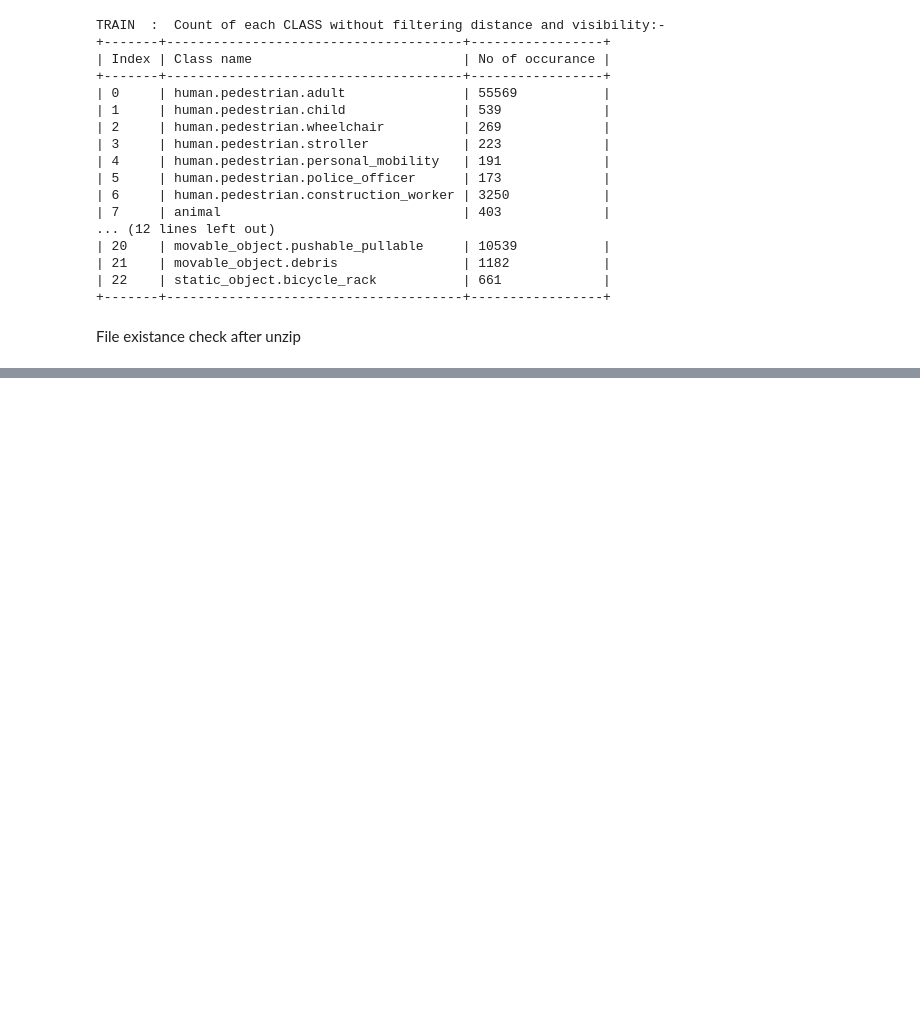
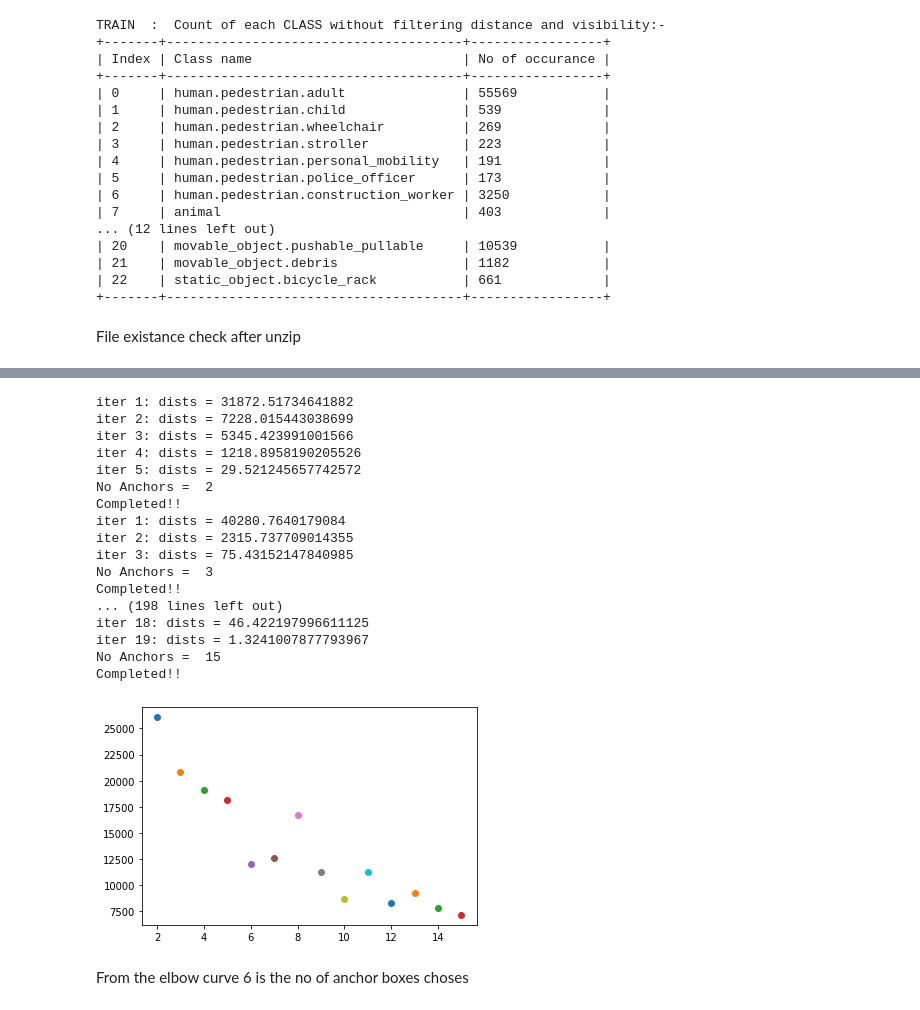
Before and after one commit to jackaboy7981/Single-Image-Depth-YoloV3-, a Jupyter notebook: AI/birdnet_singlebranchyolo.ipynb, the cells around one changed output, grey strips where cells are left out. Cells and saved outputs as stored; diff of their text form; code cells hidden in the pictures; blank space fills up the shorter version.

```diff
--- a/AI/birdnet_singlebranchyolo.ipynb
+++ b/AI/birdnet_singlebranchyolo.ipynb
@@ -1451,7 +1392,7 @@ class parameters:
     self.compute_map = compute_map #if True computes mAP every tenth batch
     self.multiscale_training = multiscale_training #allow for multi-scale training
 # %%
-opt = parameters(epochs = 10, pretrained_weights = "/content/drive/MyDrive/SingleImgDepthYolo/checkpoints/birdnet-singlebranchyolo/birdnet-singlebranchyolo-1.pth",img_size = 26,batch_size = 8,evaluation_interval = 1,checkpoint_interval=50,step_size=1)
+opt = parameters(epochs = 10, pretrained_weights = "/content/drive/MyDrive/SingleImgDepthYolo/checkpoints/birdnet-singlebranchyolo/birdnet-singlebranchyolo-1.pth",img_size = 26,batch_size = 16,evaluation_interval = 1,checkpoint_interval=50,step_size=1)
 
 device = torch.device("cuda" if torch.cuda.is_available() else "cpu")
 # %%
@@ -2323,0 +2248,3 @@ blackout_cameras
+# %%
+num_clusters = 0
+cluster_range =15
@@ -2323,0 +2270,5 @@ blackout_cameras
+# %%
+%matplotlib inline
+from nuscenes.nuscenes import NuScenes
+
+nusc = NuScenes(version='v1.0-mini', dataroot='/data/sets/nuscenes', verbose=True)
@@ -2323,0 +2402,17 @@ blackout_cameras
+# %%
+#Loading all box sizes into box_dims
+
+
+box_dims = []
+
+print("\nLoading the boxes:\n")
+for scene in tqdm.tqdm(nusc.scene):
+  token = scene['first_sample_token']
+  while token != "":
+    sample = nusc.get("sample",token)
+    for annotation_token in sample['anns']:
+      annotation = nusc.get("sample_annotation",annotation_token)
+      box_dims.append(tuple(map(float,(i for i in annotation['size']))))
+    token = sample['next']
+box_dims = np.array(box_dims)
+print("Loading complete :\n____________\nDimension and Example\n",len(box_dims),"\n",box_dims[88])
@@ -2323,0 +2427,37 @@ blackout_cameras
+# %%
+#Main Section
+
+if num_clusters == 0:
+    for num_cluster in range(2,cluster_range+1): #we make 1 through 10 clusters
+        anchor_file = 'anchors%d.txt'%(num_cluster)
+        no_boxes = box_dims.shape[0]
+        indices = random.sample(range(1,no_boxes),num_cluster)
+        centroids = box_dims[indices]
+        kmeans(box_dims,centroids,anchor_file)
+else:
+    anchor_file = 'anchors%d.txt'%(num_clusters)
+    no_boxes = box_dims.shape[0]
+    indices = random.sample(range(1,no_boxes),num_clusters)
+    centroids = box_dims[indices]
+    kmeans(box_dims,centroids,anchor_file)
+# %% [output]
+iter 1: dists = 31872.51734641882
+iter 2: dists = 7228.015443038699
+iter 3: dists = 5345.423991001566
+iter 4: dists = 1218.8958190205526
+iter 5: dists = 29.521245657742572
+No Anchors =  2
+Completed!!
+iter 1: dists = 40280.7640179084
+iter 2: dists = 2315.737709014355
+iter 3: dists = 75.43152147840985
+No Anchors =  3
+Completed!!
+... (198 lines left out)
+iter 18: dists = 46.422197996611125
+iter 19: dists = 1.3241007877793967
+No Anchors =  15
+Completed!!
+[figure, added]
+# %% [markdown]
+From the elbow curve 6 is the no of anchor boxes choses
```
Also changed, not shown: parts of 17 cells of this notebook.
